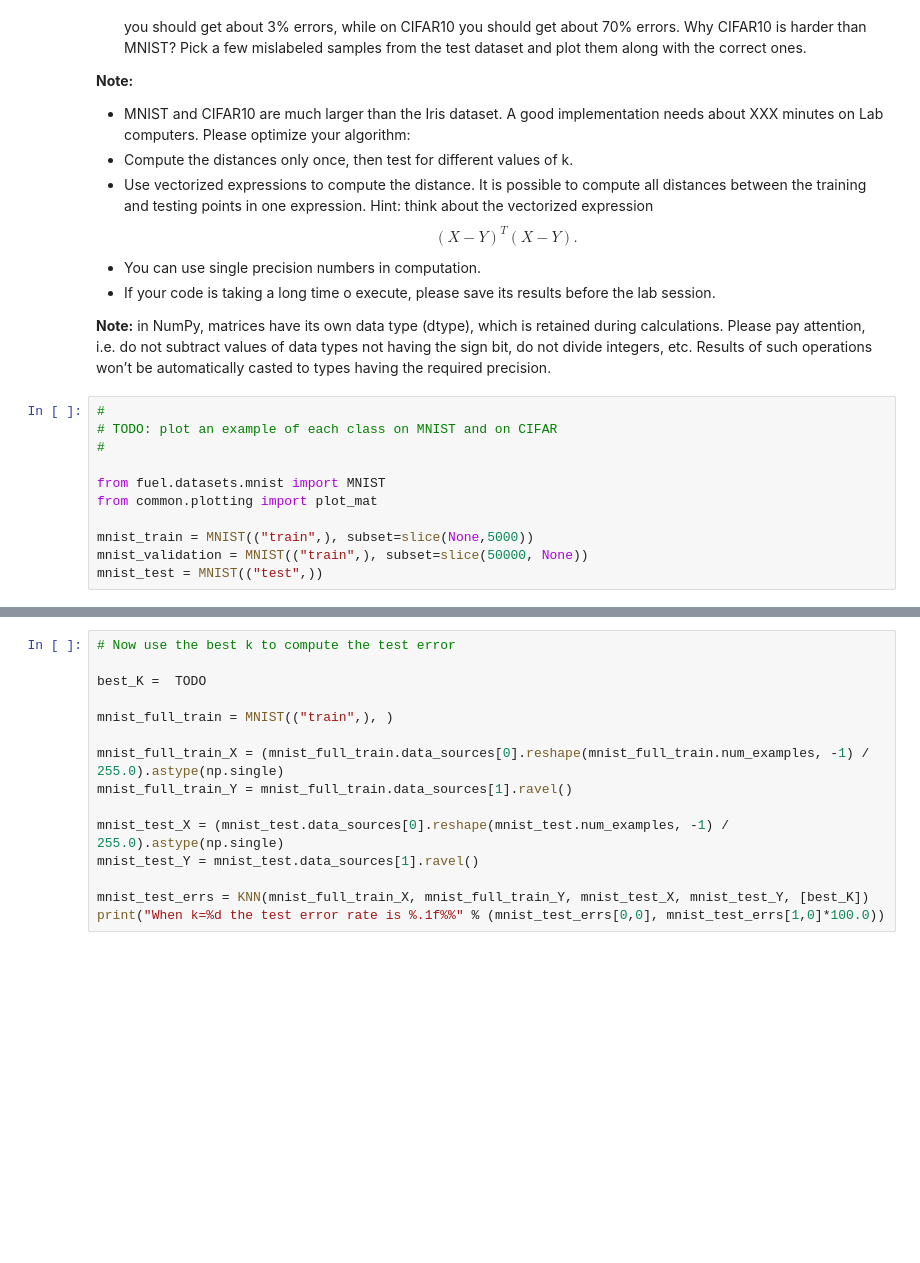
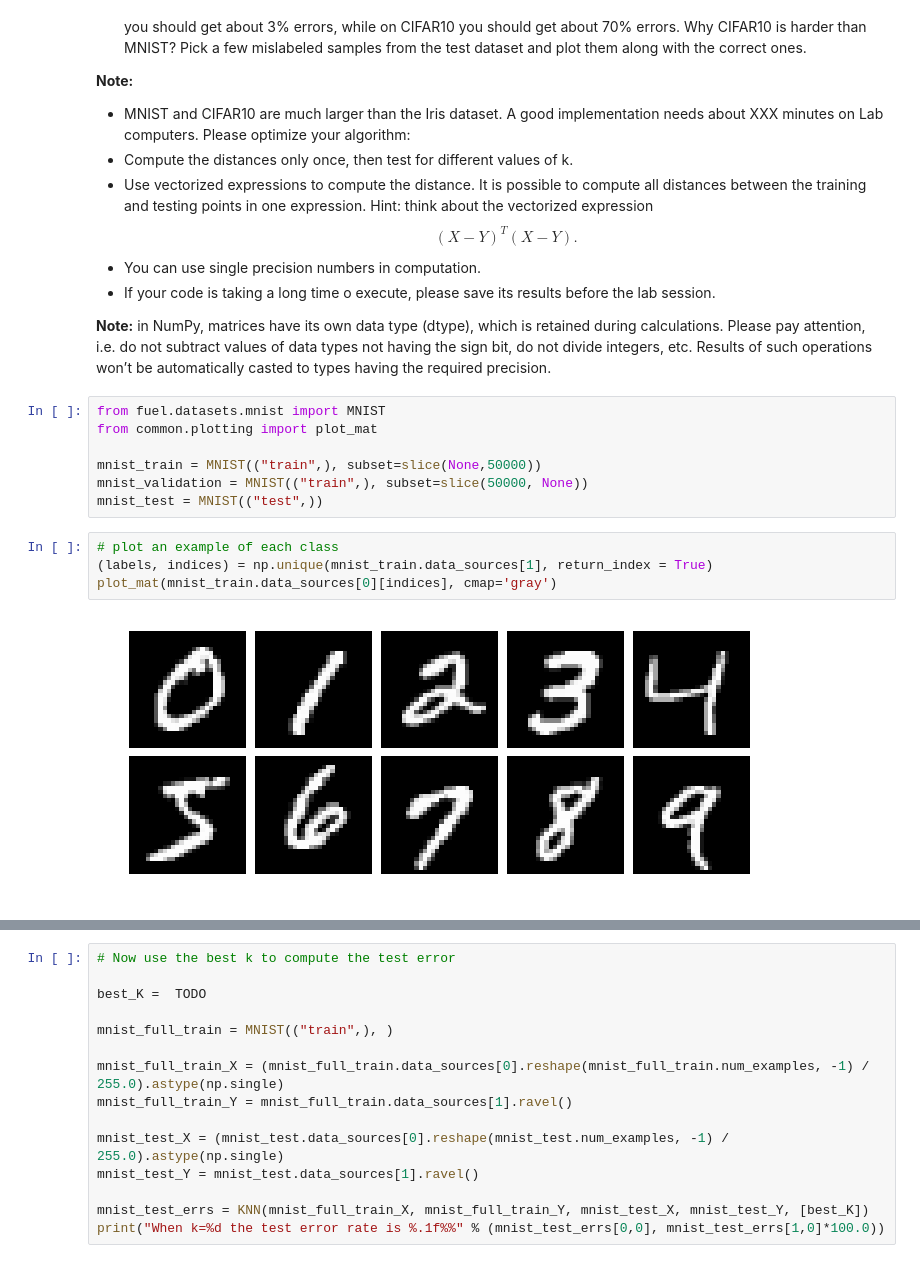
Before and after one commit to sequba/nn_assignments, a Jupyter notebook: assignment1/Assignment1.ipynb, the cells around one changed output, grey strips where cells are left out. Saved outputs shown, nothing was run; the diff lists cells and outputs as text; blank space fills up the shorter version.

```diff
--- a/assignment1/Assignment1.ipynb
+++ b/assignment1/Assignment1.ipynb
@@ -465,16 +468,18 @@ calculations. Please pay attention, i.e. do not subtract values of data types no
 having the sign bit, do not divide integers, etc. Results of such operations won’t be
 automatically casted to types having the required precision.
 # %%
-#
-# TODO: plot an example of each class on MNIST and on CIFAR
-#
-
 from fuel.datasets.mnist import MNIST
 from common.plotting import plot_mat
 
-mnist_train = MNIST(("train",), subset=slice(None,5000))
+mnist_train = MNIST(("train",), subset=slice(None,50000))
 mnist_validation = MNIST(("train",), subset=slice(50000, None))
 mnist_test = MNIST(("test",))
+# %%
+# plot an example of each class
+(labels, indices) = np.unique(mnist_train.data_sources[1], return_index = True)
+plot_mat(mnist_train.data_sources[0][indices], cmap='gray')
+# %% [output]
+[figure, added]
 # %%
 #Extract the data matrices
 
```
Also changed, not shown: parts of 8 cells of this notebook.
